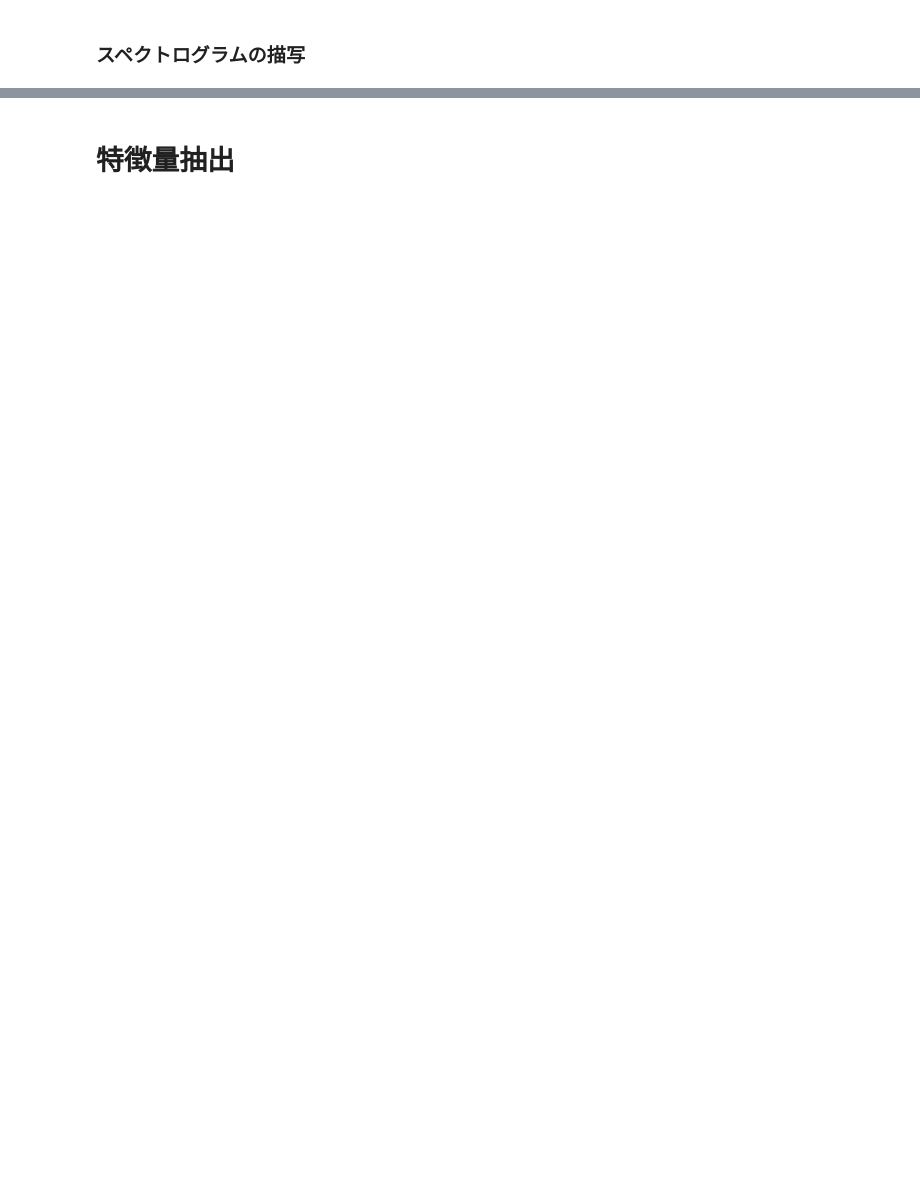
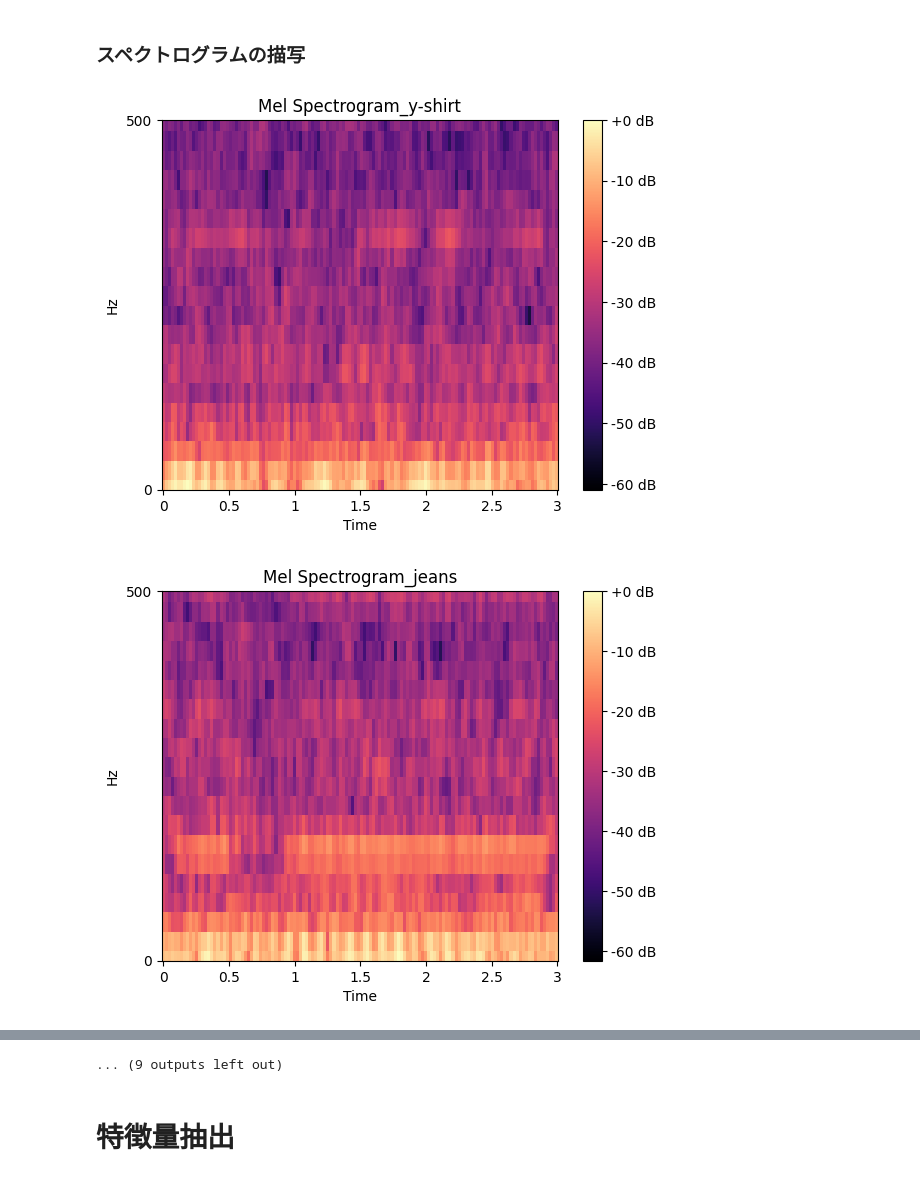
Before and after one commit to nish247/CNN_contact-obj, a Jupyter notebook: eval_new-data.ipynb, the cells around one changed output, grey strips where cells are left out. Cells and saved outputs as stored; diff of their text form; code cells hidden in the pictures; blank space fills up the shorter version.

Commit message:
eval_newDataset

```diff
--- a/eval_new-data.ipynb
+++ b/eval_new-data.ipynb
@@ -162,13 +151,16 @@ IPython.display.Audio(data=soundDataset[1][0], rate=sr)
 # %% [markdown]
 ### スペクトログラムの描写
 # %%
-# # パターンごとにスペクロログラムの描写
-# for patern in range(len(soundDataset)):
-#     trimData = soundDataset[patern,0]
-#     spectrogram = librosa.feature.melspectrogram(y=trimData, sr=sr)# スペクトログラムを計算
-#     librosa.display.specshow(librosa.power_to_db(spectrogram, ref=np.max)\
-#                              , y_axis='mel', x_axis='time')# スペクトログラムを表示
-    # plt.colorbar(format='%+2.0f dB')# カラーバーを追加
-    # plt.ylim(0,500)
-    # plt.title('Mel Spectrogram_'+objectLabel[patern])# グラフのタイトルを設定
-    # plt.show()# グラフを表示
+# パターンごとにスペクロログラムの描写
+for patern in range(len(soundDataset)):
+    trimData = soundDataset[patern,0]
+    spectrogram = librosa.feature.melspectrogram(y=trimData, sr=sr)# スペクトログラムを計算
+    librosa.display.specshow(librosa.power_to_db(spectrogram, ref=np.max)\
+                             , y_axis='mel', x_axis='time')# スペクトログラムを表示
+    plt.colorbar(format='%+2.0f dB')# カラーバーを追加
+    plt.ylim(0,500)
+    plt.title('Mel Spectrogram_'+objLabel[patern])# グラフのタイトルを設定
+    plt.show()# グラフを表示
+# %% [output]
+[figure, added]
+[figure, added]
@@ -175,3 +177,4 @@ IPython.display.Audio(data=soundDataset[1][0], rate=sr)
+... (9 outputs left out)
 # %% [markdown]
 # 特徴量抽出
 # %%
```
Also changed, not shown: parts of 75 cells of this notebook, 2 other files.
